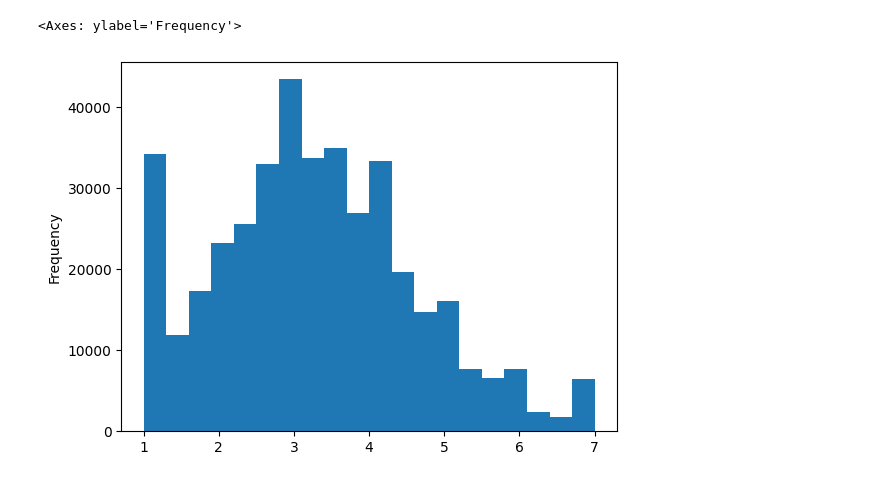
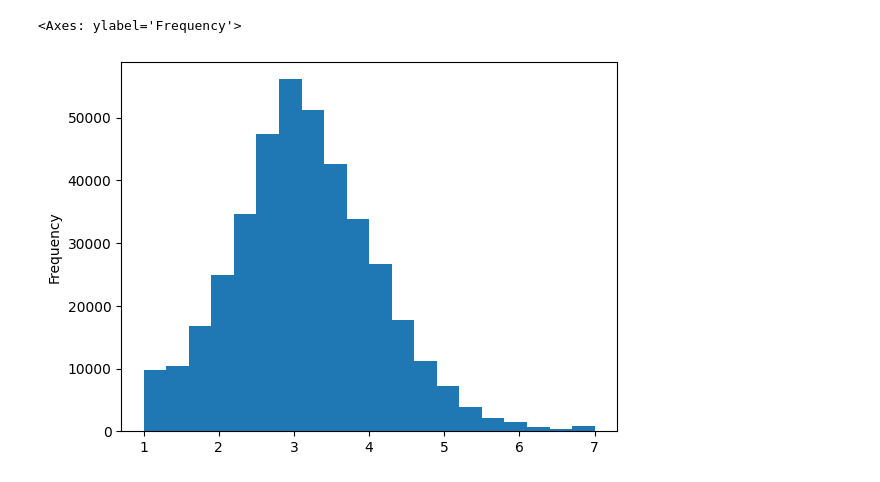
Before and after one commit to CenterForCollectiveLearning/science-data, a Jupyter notebook: notebooks/2024-gender-topics/classification.ipynb, the cells around one changed output. Drawn from its saved outputs; the diff is of its cells as text; code cells hidden in the pictures.

```diff
--- a/notebooks/2024-gender-topics/classification.ipynb
+++ b/notebooks/2024-gender-topics/classification.ipynb
@@ -131,10 +136,3 @@ export_dir = Path(oa_persistent / "2024-09-openalex-paper-level-classification/"
-# %%
-step0_dir = export_dir / "step0"
-step0_dir.mkdir(exist_ok=True)
-step1_dir = export_dir / "step1"
-step1_dir.mkdir(exist_ok=True)
-step2_dir = export_dir / "step2"
-step2_dir.mkdir(exist_ok=True)
 # %%
 size = 1_000_000
 # %%
@@ -262,7 +288,11 @@ _df.sum(axis=1).clip(0, 7).plot.hist(bins=20)
 # %%
-pd.read_csv(next(step1_dir.iterdir()), nrows=400_000).set_index("work_id").sum(
-    axis=1
-).clip(0, 7).plot.hist(bins=20)
+(
+    pd.read_csv(next(step2_dir.iterdir()), nrows=400_000)
+    .set_index("work_id")
+    .sum(axis=1)
+    .clip(0, 7)
+    .plot.hist(bins=20)
+)
 # %% [output]
 <Axes: ylabel='Frequency'>
-[figure, old version]
+[figure, new version]
```
Also changed, not shown: parts of 42 cells of this notebook, 1 other file.
